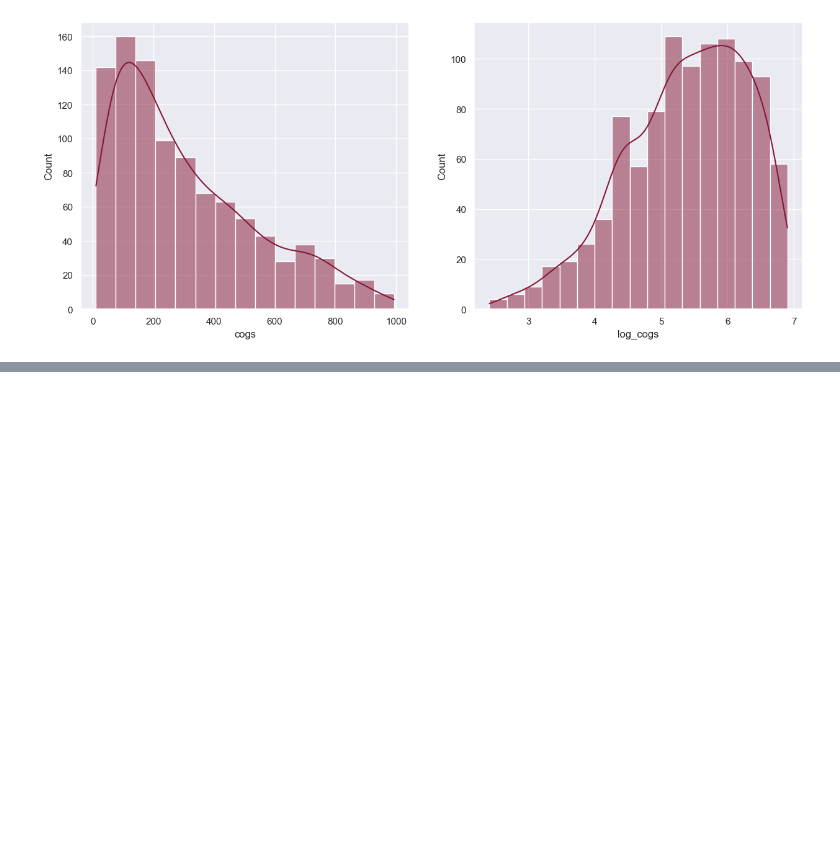
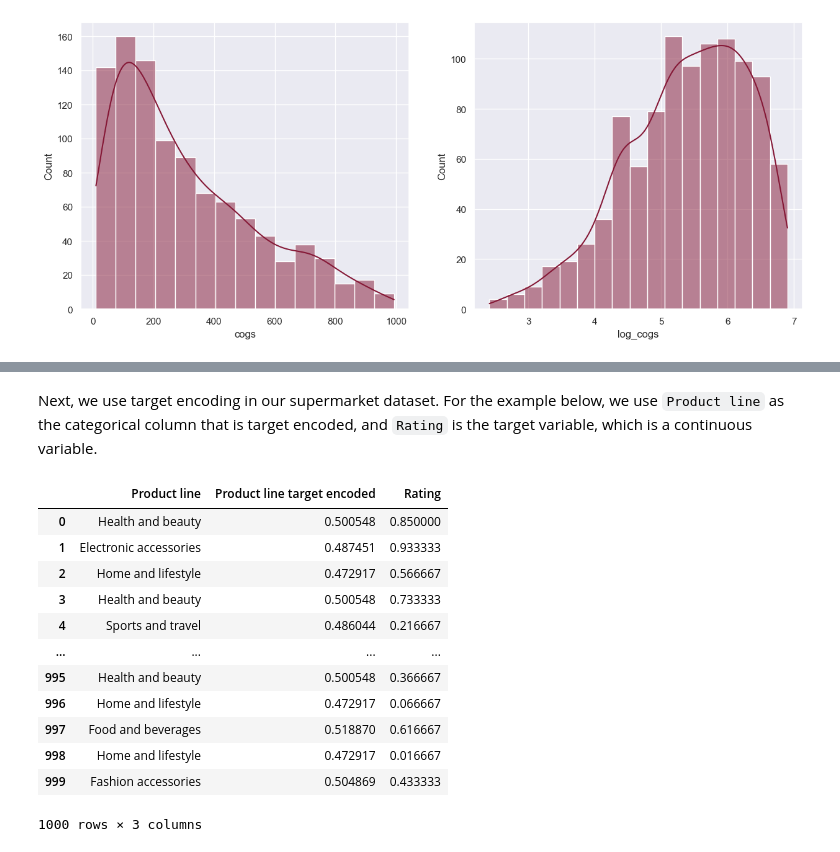
Before and after one commit to crdcamp/ml-learning-linear-regression-feature-engineering, a Jupyter notebook: feature_engineering_intro.ipynb, the cells around one changed output, grey strips where cells are left out. Saved outputs shown, nothing was run; the diff lists cells and outputs as text; code cells hidden in the pictures; blank space fills up the shorter version.

Commit message:
Target encoding notes and encoding lesson prep

```diff
--- a/feature_engineering_intro.ipynb
+++ b/feature_engineering_intro.ipynb
@@ -187,0 +260,21 @@ sns.histplot(df['log_cogs'], ax=ax2, kde=True)
+# %% [markdown]
+Next, we use target encoding in our supermarket dataset. For the example below, we use `Product line` as the categorical column that is target encoded, and `Rating` is the target variable, which is a continuous variable.
+# %%
+means = df.groupby('Product line')['Rating'].mean()
+
+df['Product line target encoded'] = df['Product line'].map(means)
+df[['Product line', 'Product line target encoded', 'Rating']]
+# %% [output]
+|  | Product line | Product line target encoded | Rating |
+| 0 | Health and beauty | 0.500548 | 0.850000 |
+| 1 | Electronic accessories | 0.487451 | 0.933333 |
+| 2 | Home and lifestyle | 0.472917 | 0.566667 |
+| 3 | Health and beauty | 0.500548 | 0.733333 |
+| 4 | Sports and travel | 0.486044 | 0.216667 |
+| ... | ... | ... | ... |
+| 995 | Health and beauty | 0.500548 | 0.366667 |
+| 996 | Home and lifestyle | 0.472917 | 0.066667 |
+| 997 | Food and beverages | 0.518870 | 0.616667 |
+| 998 | Home and lifestyle | 0.472917 | 0.016667 |
+| 999 | Fashion accessories | 0.504869 | 0.433333 |
+1000 rows × 3 columns
```
Also changed, not shown: parts of 12 cells of this notebook.
